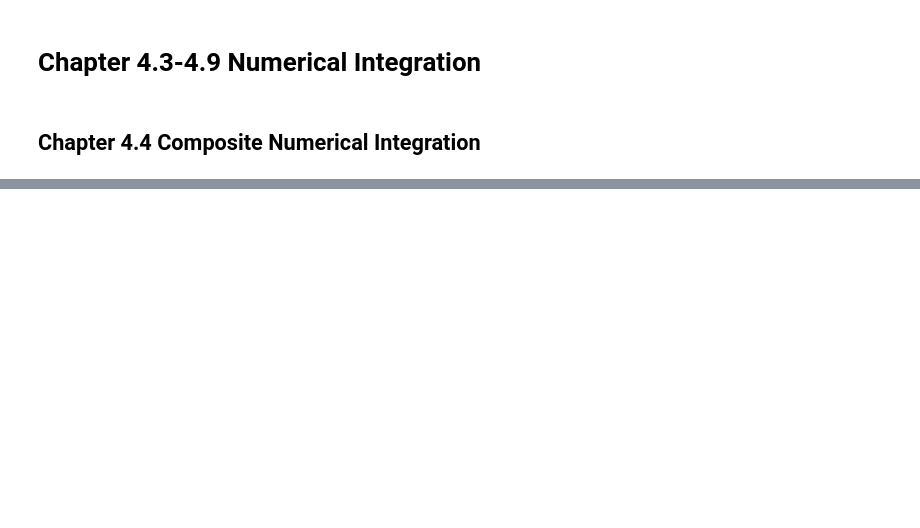
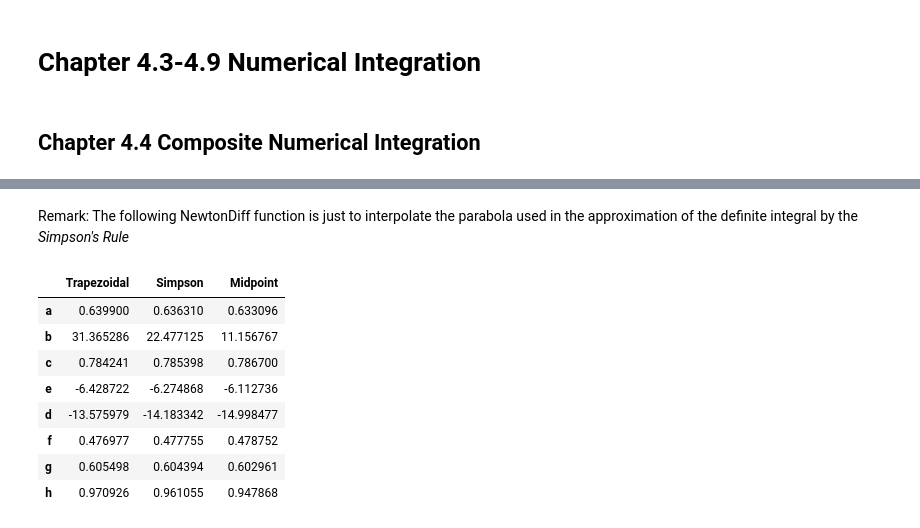
Before and after one commit to Haus226/numericAnalysis, a Jupyter notebook: Chapter 4_2.ipynb, the cells around one changed output, grey strips where cells are left out. Saved outputs shown, nothing was run; the diff lists cells and outputs as text; code cells hidden in the pictures; blank space fills up the shorter version.

```diff
--- a/Chapter 4_2.ipynb
+++ b/Chapter 4_2.ipynb
@@ -21,18 +27,18 @@ def Trapezoidal(func:Callable[[Union[float, int, np.ndarray]], Union[float, int]
         h = (b - a) / N
     elif N is None:
         N = int((b - a) / h)
+    x = np.linspace(a, b, N + 1)
     approx = h * (func(a) + func(b)) / 2
     for idx in range(1, N):
-        approx += h * func(a + idx * h)
+        approx += h * func(x[idx])
     if visualize:
         plt.figure(figsize=(16, 12))
         x_ = np.linspace(a, b, 1000)
-        plt.fill_between(x_, func(x_), alpha=0.5)
+        plt.fill_between(x_, func(x_), color='chartreuse')
         plt.plot(x_, func(x_), 'r')
-        x = np.linspace(a, b, N)
-        for idx in range(N - 1):
+        for idx in range(N):
             xs = [x[idx], x[idx], x[idx + 1], x[idx + 1]]
             ys = [0, func(x[idx]), func(x[idx + 1]), 0]
-            plt.fill(xs, ys, 'g', edgecolor="black", alpha=0.8)
+            plt.fill(xs, ys, 'lightskyblue', edgecolor="black")
         plt.show()
     return approx
@@ -112,0 +139,2 @@ print(Midpoint(f, 0, 2, N=100, visualize=True))
+# %% [markdown]
+Remark: The following NewtonDiff function is just to interpolate the parabola used in the approximation of the definite integral by the _Simpson's Rule_
@@ -112,0 +212,35 @@ print(Midpoint(f, 0, 2, N=100, visualize=True))
+# %%
+# Exercise Set 4.4 Question 1
+import pandas as pd
+f = [
+    lambda x: x * np.log(x), lambda x: x ** 3 *  np.exp(x),
+    lambda x: 2 / (x ** 2 + 4), lambda x: x ** 2 * np.cos(x),
+    lambda x: np.exp(2 * x) * np.sin(3 * x), lambda x: x / (x ** 2 + 4),
+    lambda x: 1 / np.sqrt(x ** 2 - 4), lambda x: np.tan(x)
+]
+left = [1, -2, 0, 0, 0, 1, 3, 0]
+right = [2, 2, 2, np.pi, 2, 3, 5, 3 * np.pi / 8]
+N = [4, 4, 6, 6, 8, 8, 8, 8]
+simpson = []
+midpoint_2 = []
+trapezoidal = []
+for idx in range(len(f)):
+    trapezoidal.append(Trapezoidal(f[idx], left[idx], right[idx], N=N[idx]))
+    simpson.append(Simpson(f[idx], left[idx], right[idx], N=N[idx]))
+    midpoint_2.append(Midpoint_(f[idx], left[idx], right[idx], N=N[idx]))
+pd.DataFrame(
+    {
+        "Trapezoidal":trapezoidal, "Simpson":simpson, "Midpoint":midpoint_2
+    },
+    index=list("abcedfgh")
+)
+# %% [output]
+|  | Trapezoidal | Simpson | Midpoint |
+| a | 0.639900 | 0.636310 | 0.633096 |
+| b | 31.365286 | 22.477125 | 11.156767 |
+| c | 0.784241 | 0.785398 | 0.786700 |
+| e | -6.428722 | -6.274868 | -6.112736 |
+| d | -13.575979 | -14.183342 | -14.998477 |
+| f | 0.476977 | 0.477755 | 0.478752 |
+| g | 0.605498 | 0.604394 | 0.602961 |
+| h | 0.970926 | 0.961055 | 0.947868 |
```
Also changed, not shown: parts of 16 cells of this notebook.
